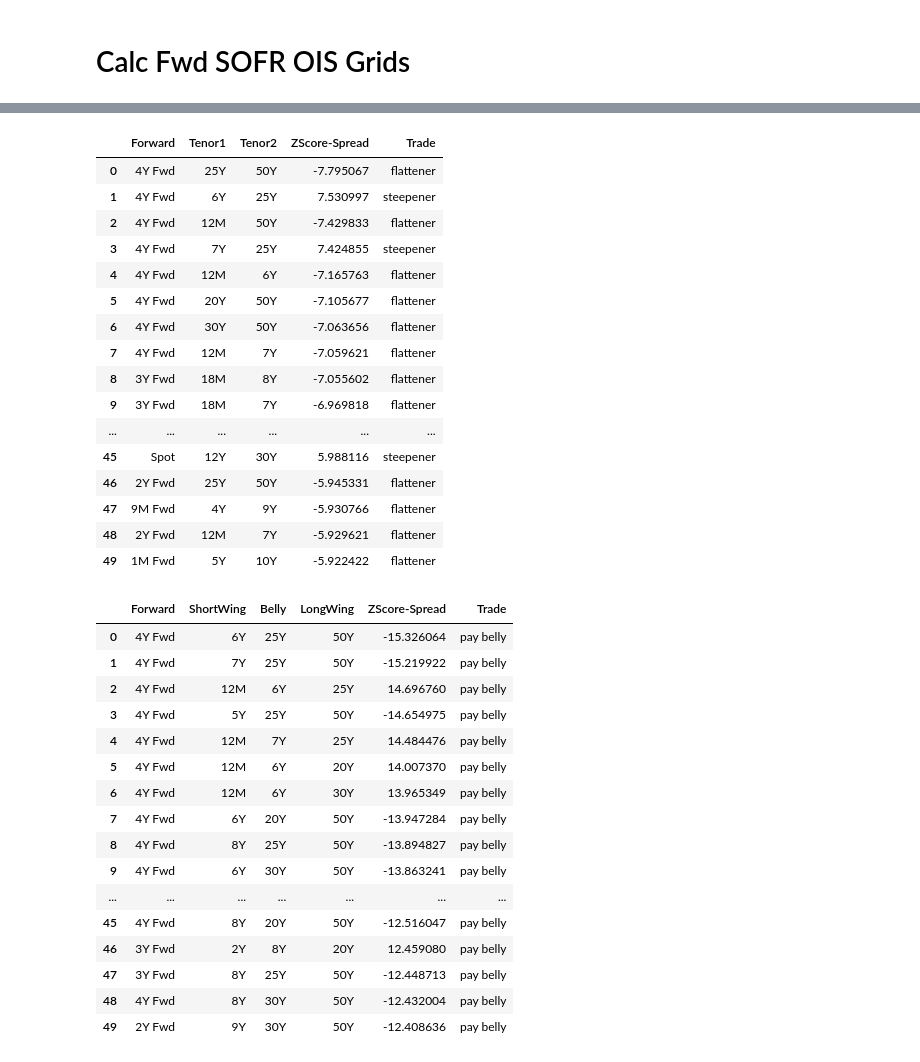
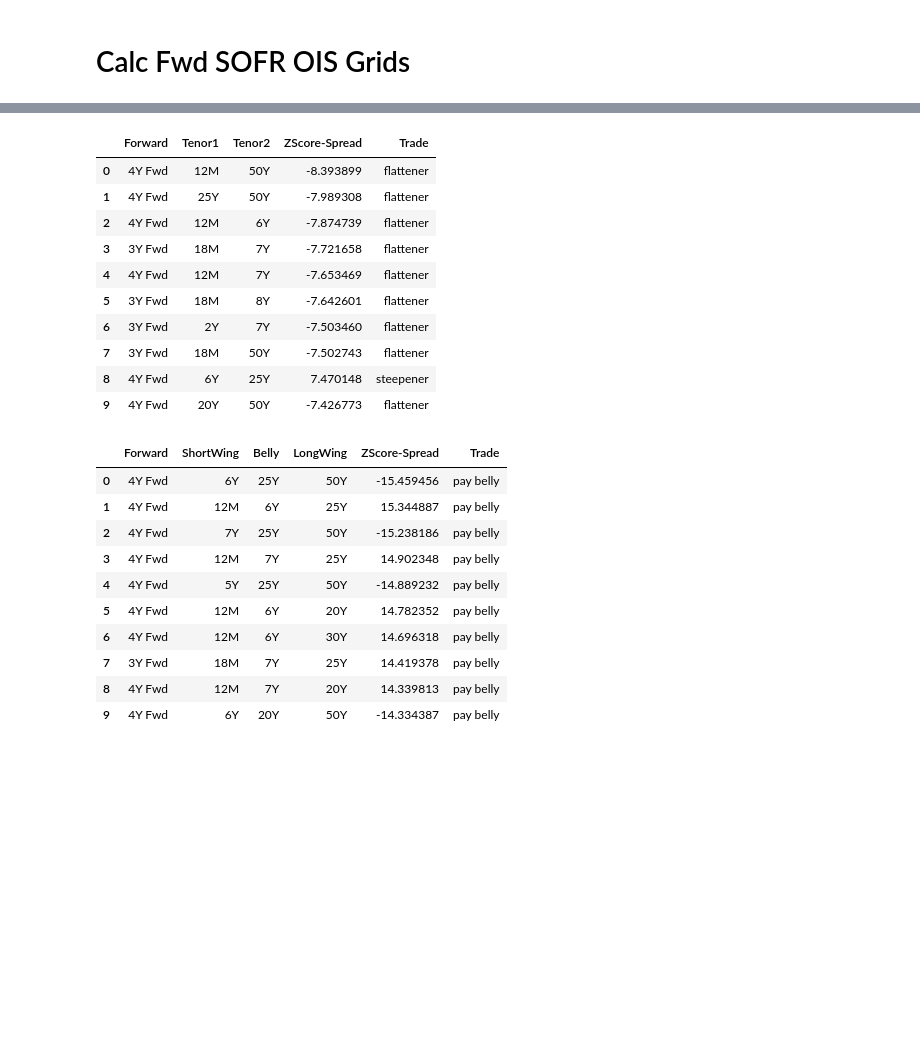
Before and after one commit to pfin/Curvy-CUSIPs, a Jupyter notebook: notebooks/swaps_rv.ipynb, the cells around one changed output, grey strips where cells are left out. Cells and saved outputs as stored; diff of their text form; code cells hidden in the pictures; blank space fills up the shorter version.

Commit message:
rolling pca implementation

```diff
--- a/notebooks/swaps_rv.ipynb
+++ b/notebooks/swaps_rv.ipynb
@@ -84,11 +87,13 @@ sofr_ois.fwd_grid_dict_timeseries_plotter(fwd_grid_dict=fwd_grid_dict, tenors_to
 # %%
 pca_results = sofr_ois.pca_on_fwd_grids(
-    start_date=datetime(2024, 6, 1),
+    start_date=datetime(2024, 5, 1),
     end_date=datetime(2024, 12, 24),
     fwd_grid_dict=fwd_grid_dict,
     rm_swap_tenors=["1D", "1W", "2W", "3W", "1M", "2M", "3M", "4M", "5M", "6M", "7M", "8M", "9M", "10M", "11M"],
-    indy_fwd_strips=True
+    indy_fwd_strips=True,
+    rolling_window=20,
+    n_jobs=2,
 )
 
-df: pd.DataFrame = pca_results["rich_cheap_zscore_heatmap"]
-df.style.background_gradient(cmap="RdYlGn", axis=0)
+# df: pd.DataFrame = pca_results["rich_cheap_zscore_heatmap"]
+# df.style.background_gradient(cmap="RdYlGn", axis=0)
@@ -114,39 +123,27 @@ df.style.background_gradient(cmap="RdYlGn", axis=0)
 # %%
-most_mispriced_dict = sofr_ois.most_mispriced_pca_resid_zscores(df, top_n=50)
+most_mispriced_dict = sofr_ois.most_mispriced_pca_resid_zscores(df, top_n=10)
 display(most_mispriced_dict["curve"])
 display(most_mispriced_dict["fly"])
 # %% [output]
 |  | Forward | Tenor1 | Tenor2 | ZScore-Spread | Trade |
-| 0 | 4Y Fwd | 25Y | 50Y | -7.795067 | flattener |
-| 1 | 4Y Fwd | 6Y | 25Y | 7.530997 | steepener |
-| 2 | 4Y Fwd | 12M | 50Y | -7.429833 | flattener |
-| 3 | 4Y Fwd | 7Y | 25Y | 7.424855 | steepener |
-| 4 | 4Y Fwd | 12M | 6Y | -7.165763 | flattener |
-| 5 | 4Y Fwd | 20Y | 50Y | -7.105677 | flattener |
-| 6 | 4Y Fwd | 30Y | 50Y | -7.063656 | flattener |
-| 7 | 4Y Fwd | 12M | 7Y | -7.059621 | flattener |
-| 8 | 3Y Fwd | 18M | 8Y | -7.055602 | flattener |
-| 9 | 3Y Fwd | 18M | 7Y | -6.969818 | flattener |
-| ... | ... | ... | ... | ... | ... |
-| 45 | Spot | 12Y | 30Y | 5.988116 | steepener |
-| 46 | 2Y Fwd | 25Y | 50Y | -5.945331 | flattener |
-| 47 | 9M Fwd | 4Y | 9Y | -5.930766 | flattener |
-| 48 | 2Y Fwd | 12M | 7Y | -5.929621 | flattener |
-| 49 | 1M Fwd | 5Y | 10Y | -5.922422 | flattener |
+| 0 | 4Y Fwd | 12M | 50Y | -8.393899 | flattener |
+| 1 | 4Y Fwd | 25Y | 50Y | -7.989308 | flattener |
+| 2 | 4Y Fwd | 12M | 6Y | -7.874739 | flattener |
+| 3 | 3Y Fwd | 18M | 7Y | -7.721658 | flattener |
+| 4 | 4Y Fwd | 12M | 7Y | -7.653469 | flattener |
+| 5 | 3Y Fwd | 18M | 8Y | -7.642601 | flattener |
+| 6 | 3Y Fwd | 2Y | 7Y | -7.503460 | flattener |
+| 7 | 3Y Fwd | 18M | 50Y | -7.502743 | flattener |
+| 8 | 4Y Fwd | 6Y | 25Y | 7.470148 | steepener |
+| 9 | 4Y Fwd | 20Y | 50Y | -7.426773 | flattener |
 |  | Forward | ShortWing | Belly | LongWing | ZScore-Spread | Trade |
-| 0 | 4Y Fwd | 6Y | 25Y | 50Y | -15.326064 | pay belly |
-| 1 | 4Y Fwd | 7Y | 25Y | 50Y | -15.219922 | pay belly |
-| 2 | 4Y Fwd | 12M | 6Y | 25Y | 14.696760 | pay belly |
-| 3 | 4Y Fwd | 5Y | 25Y | 50Y | -14.654975 | pay belly |
-| 4 | 4Y Fwd | 12M | 7Y | 25Y | 14.484476 | pay belly |
-| 5 | 4Y Fwd | 12M | 6Y | 20Y | 14.007370 | pay belly |
-| 6 | 4Y Fwd | 12M | 6Y | 30Y | 13.965349 | pay belly |
-| 7 | 4Y Fwd | 6Y | 20Y | 50Y | -13.947284 | pay belly |
-| 8 | 4Y Fwd | 8Y | 25Y | 50Y | -13.894827 | pay belly |
-| 9 | 4Y Fwd | 6Y | 30Y | 50Y | -13.863241 | pay belly |
-| ... | ... | ... | ... | ... | ... | ... |
-| 45 | 4Y Fwd | 8Y | 20Y | 50Y | -12.516047 | pay belly |
-| 46 | 3Y Fwd | 2Y | 8Y | 20Y | 12.459080 | pay belly |
-| 47 | 3Y Fwd | 8Y | 25Y | 50Y | -12.448713 | pay belly |
-| 48 | 4Y Fwd | 8Y | 30Y | 50Y | -12.432004 | pay belly |
-| 49 | 2Y Fwd | 9Y | 30Y | 50Y | -12.408636 | pay belly |
+| 0 | 4Y Fwd | 6Y | 25Y | 50Y | -15.459456 | pay belly |
+| 1 | 4Y Fwd | 12M | 6Y | 25Y | 15.344887 | pay belly |
+| 2 | 4Y Fwd | 7Y | 25Y | 50Y | -15.238186 | pay belly |
+| 3 | 4Y Fwd | 12M | 7Y | 25Y | 14.902348 | pay belly |
+| 4 | 4Y Fwd | 5Y | 25Y | 50Y | -14.889232 | pay belly |
+| 5 | 4Y Fwd | 12M | 6Y | 20Y | 14.782352 | pay belly |
+| 6 | 4Y Fwd | 12M | 6Y | 30Y | 14.696318 | pay belly |
+| 7 | 3Y Fwd | 18M | 7Y | 25Y | 14.419378 | pay belly |
+| 8 | 4Y Fwd | 12M | 7Y | 20Y | 14.339813 | pay belly |
+| 9 | 4Y Fwd | 6Y | 20Y | 50Y | -14.334387 | pay belly |
```
Also changed, not shown: parts of 9 cells of this notebook, 3 other files.
